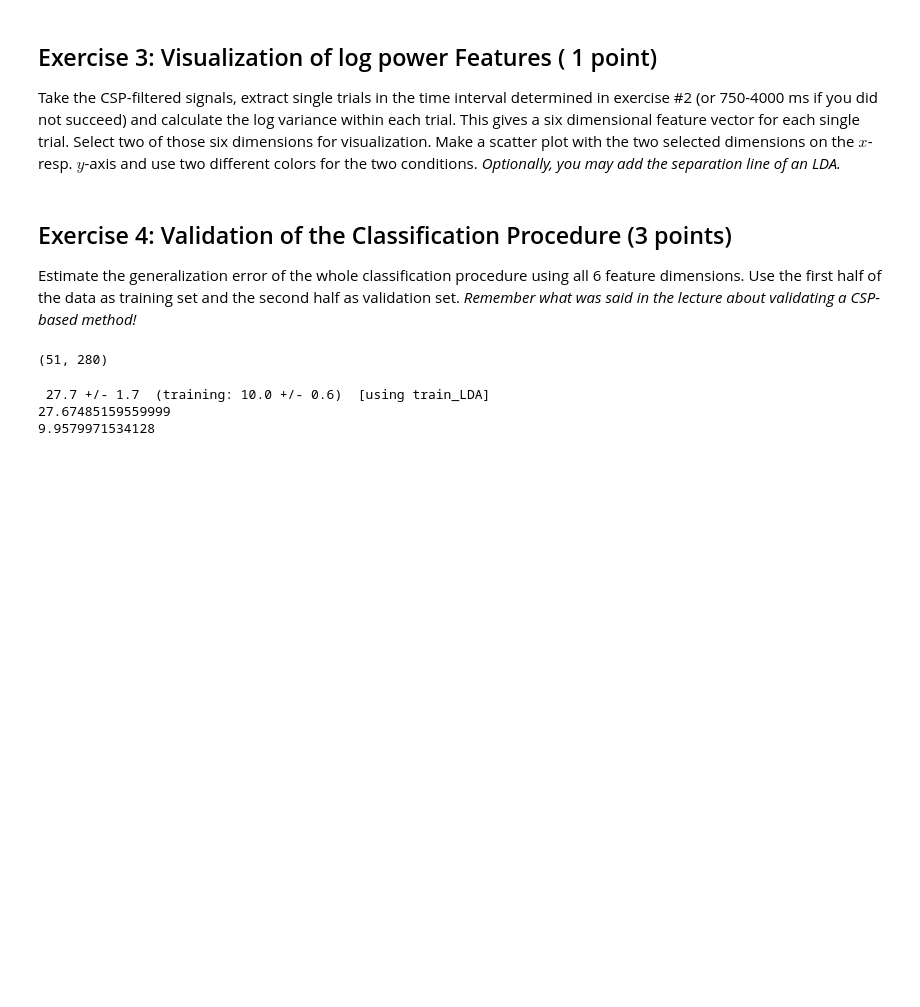
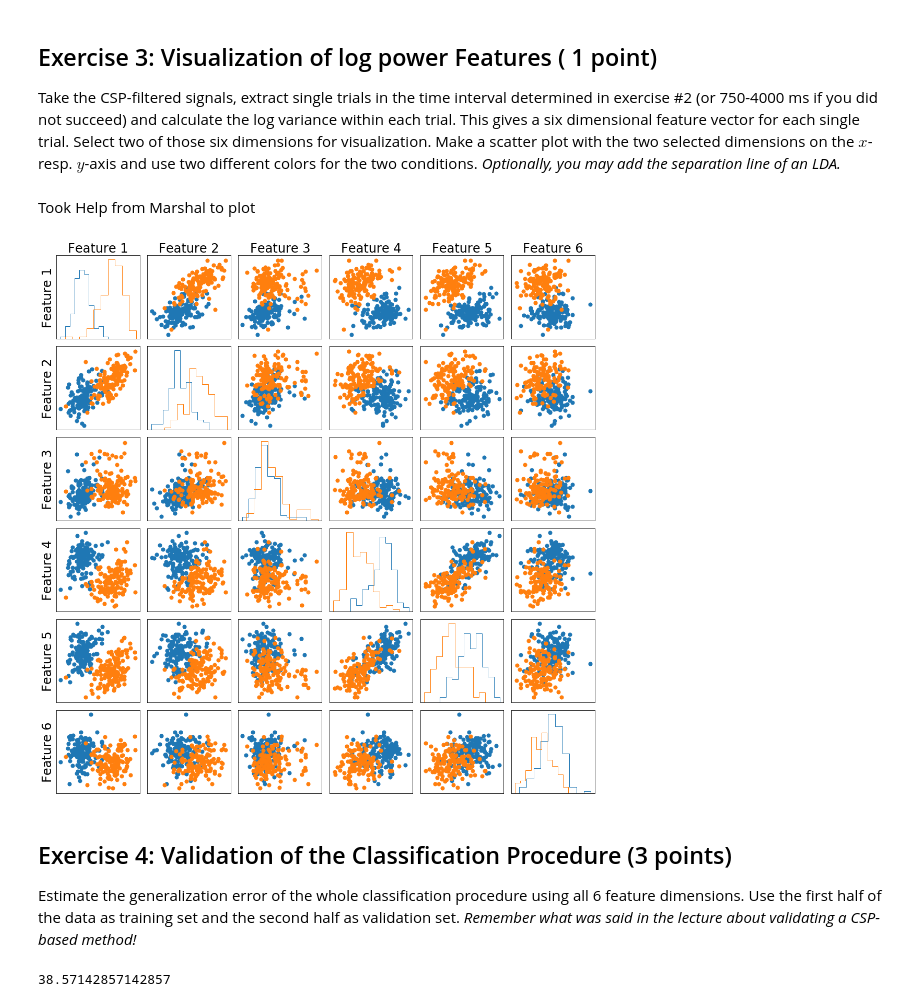
Before and after one commit to SudeshnaBora/aand_numerical, a Jupyter notebook: AAND-Sheet05-SudeshnaBora.ipynb, the cells around one changed output. Saved outputs shown, nothing was run; the diff lists cells and outputs as text; code cells hidden in the pictures; blank space fills up the shorter version.

```diff
--- a/AAND-Sheet05-SudeshnaBora.ipynb
+++ b/AAND-Sheet05-SudeshnaBora.ipynb
@@ -136,9 +136,9 @@ def train_CSP(epo, mrk_class):
     return W, d
 # %%
 # If you are not sucessful implementing train_CSP, or if you are unsure, you can use results from the provided file:
-# data = np.load('imagVPaw_csp.npz')
-# W = data['W']
-# d = data['d']
+data = np.load('imagVPaw_csp.npz')
+W = data['W']
+d_01 = data['d']
 # %%
 band = [10.5, 13]
 window = band / fs * 2
@@ -210,0 +209,11 @@ log_erd, log_erd_t =  bci.makeepochs(source_filtered, fs, mrk_pos, [750, 4000])
+# %% [markdown]
+Took Help from Marshal to plot
+# %%
+log_signal, log_signal_t =  bci.makeepochs(source_filtered, fs, mrk_pos, [1000, 4000])
+
+log_erd = np.log(np.var(log_signal, axis = 0, keepdims = True))
+
+log_erd.squeeze()
+
+log_erd_left = log_erd[:,:, mrk_class == 1]
+log_erd_right = log_erd[:,:, mrk_class == 0]
@@ -211,20 +274,17 @@ log_erd, log_erd_t =  bci.makeepochs(source_filtered, fs, mrk_pos, [750, 4000])
+# %%
+fig, ax = plt.subplots(6,6, figsize = (15,15))
+
+scatter_plot_mat(log_erd_left.T, axes=ax, fig = fig)
+scatter_plot_mat(log_erd_right.T, axes=ax, fig = fig)
+
+plt.show()
+# %% [output]
+[figure, added]
 # %% [markdown]
 ## Exercise 4: Validation of the Classification Procedure  (3 points)
 Estimate the generalization error of the whole classification procedure using all 6 feature dimensions. Use the first half of the data as training set and the second half as validation set. *Remember what was said in the lecture about validating a CSP-based method!*
 # %%
-ival = [750, 4000]
+ival = [1000, 4000]
 
 epo_csp, epo_csp_t = bci.makeepochs(cnt_bp, fs, mrk_pos, ival)
 epo_csp = np.log(np.var(epo_csp,axis=0,keepdims=1))
-epo_csp=epo_csp.squeeze()
-np.shape(epo_csp)
-# %% [output]
-(51, 280)
-# %%
-loss_test, loss_train = cfy.crossvalidation(cfy.train_LDA, epo_csp, mrk_class, folds=3, verbose=True)
-print(loss_test)
-print(loss_train)
-# %% [output]
- 27.7 +/- 1.7  (training: 10.0 +/- 0.6)  [using train_LDA]
-27.67485159559999
-9.9579971534128
@@ -230,0 +294,22 @@ print(loss_train)
+# %%
+W, D = train_CSP(train_epo, label_train)
+csp_filter = np.concatenate((W[:, :3], W[:, -3:]), axis=-1)
+filtered_signals = cnt_bp.T @ csp_filter
+
+epo_csp, _ = bci.makeepochs(
+    filtered_signals.T, fs, mrk_pos, ival
+)
+
+log_epo_csp = np.log(np.var(epo_csp, axis=0))
+epo_train = log_epo_csp[:, :140]
+label_train = mrk_class[:140]
+epo_test = log_epo_csp[:, 140:]
+label_test = mrk_class[140:]
+w, b = cfy.train_LDA(epo_train, label_train)
+
+
+out = w.T.dot(epo_test) - b
+loss_test = cfy.loss_weighted_error(out, label_test)
+print(loss_test)
+# %% [output]
+38.57142857142857
```
Also changed, not shown: parts of 3 cells of this notebook, 1 other file.
